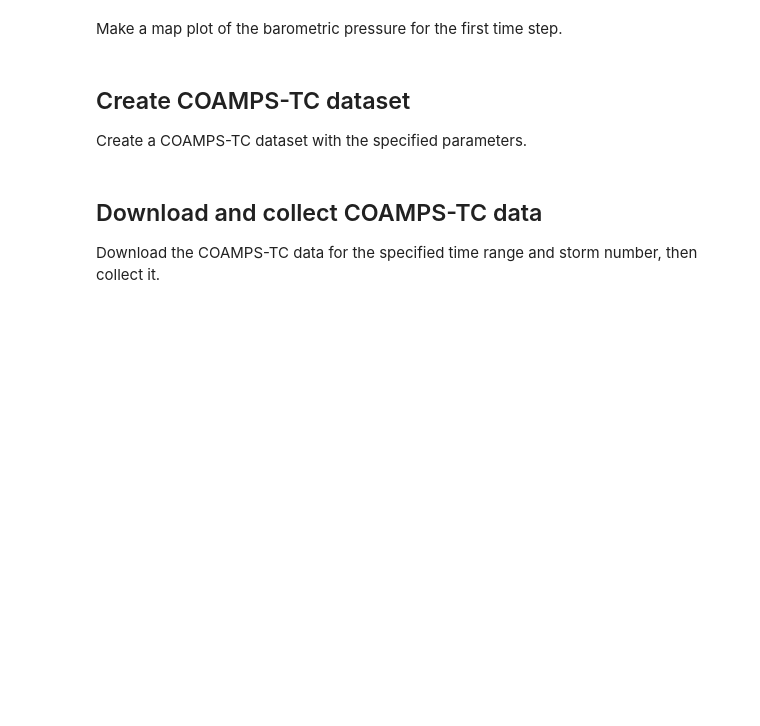
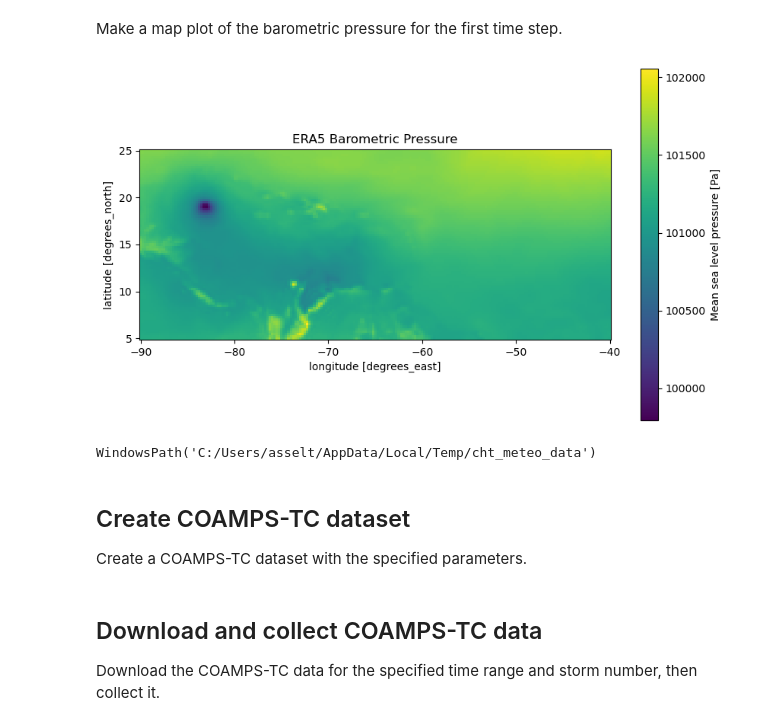
Before and after one commit to Deltares-research/cht_meteo, a Jupyter notebook: examples/download_meteo.ipynb, the cells around one changed output. Cells and saved outputs as stored; diff of their text form; code cells hidden in the pictures; blank space fills up the shorter version.

```diff
--- a/examples/download_meteo.ipynb
+++ b/examples/download_meteo.ipynb
@@ -21,10 +21,10 @@ meteo_path.mkdir(parents=True)
 ## Define parameters
 Set the time range, longitude range, latitude range, and storm number for the data to be downloaded.
 # %%
-time_range = (datetime(2024, 9, 26, 0, 0, 0), datetime(2024, 9, 26, 6, 0, 0))
-lon_range = (-80.0, -70.0)
-lat_range = (30.0, 40.0)
-storm_number = "10L"
+time_range = (datetime(2024, 6, 28, 0, 0, 0), datetime(2024, 7, 5, 0, 0, 0))
+lon_range = (-90.0, -40.0)
+lat_range = (5.0, 25.0)
+storm_number = "02L"
 # %% [markdown]
 ## Create GFS dataset
 Create a GFS dataset with the specified parameters.
@@ -37,3 +39,9 @@ gfs_anl = meteo.dataset(name="gfs_anl_0p50_atlantic",
+# %%
+era5_anl = meteo.dataset(name="era5_caribbean",
+                        source="era5_reanalysis_0p25",
+                        path=os.path.join(meteo_path, "era5_reanalysis_0p25"),
+                        lon_range=lon_range,
+                        lat_range=lat_range,)
 # %% [markdown]
 ## Download and collect GFS data
 Download the GFS data for the specified time range and collect it.
@@ -47,3 +95,15 @@ gfs_anl.ds.barometric_pressure.isel(time=0).plot()
+# %%
+import matplotlib.pyplot as plt
+fig, ax = plt.subplots(figsize=(10, 6))
+era5_anl.ds.barometric_pressure.isel(time=160).plot(ax =ax)
+ax.set_title("ERA5 Barometric Pressure")
+ax.set_aspect('equal')
+# %% [output]
+[figure, added]
+# %%
+meteo_path
+# %% [output]
+WindowsPath('C:/Users/asselt/AppData/Local/Temp/cht_meteo_data')
 # %% [markdown]
 ## Create COAMPS-TC dataset
 Create a COAMPS-TC dataset with the specified parameters.
```
Also changed, not shown: parts of 5 cells of this notebook, 2 other files.
